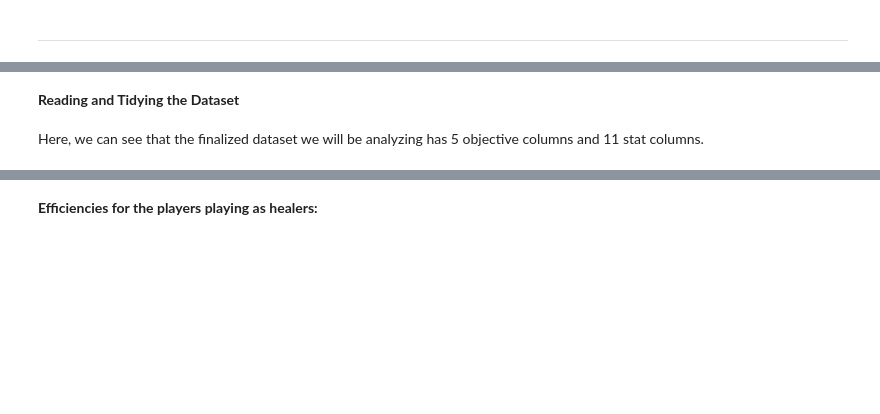
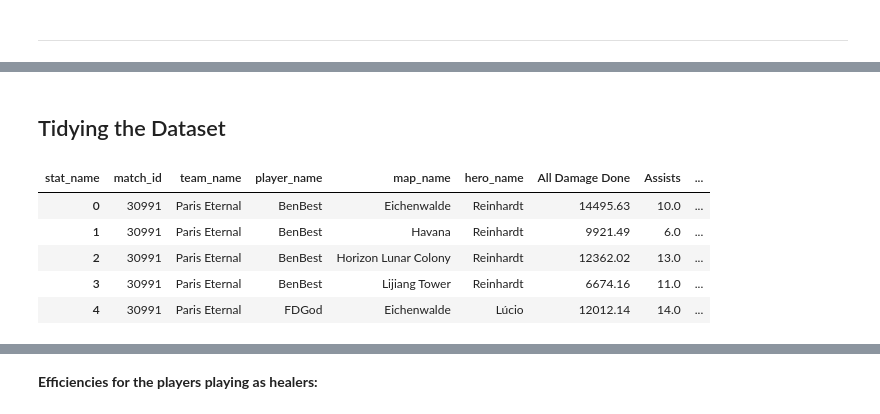
Before and after one commit to bfleming2/Overwatch-Analysis, a Jupyter notebook: Chinhnam.ipynb, the cells around one changed output, grey strips where cells are left out. Cells and saved outputs as stored; diff of their text form; code cells hidden in the pictures; blank space fills up the shorter version.

```diff
--- a/Chinhnam.ipynb
+++ b/Chinhnam.ipynb
@@ -56,29 +67,29 @@ Because Blizzard released the data for 2020 in two files, one for the first half
 # %% [markdown]
-<strong>
-    Reading and Tidying the Dataset
-</strong>
+<H2>
+    Tidying the Dataset
+</H2>
 # %%
-# Read in dataset and remove uneccesary columns and stats
-players1 = pd.read_csv("phs_2020/phs_2020_1.csv")
-players2 = pd.read_csv("phs_2020/phs_2020_2.csv")
-combine = [players1, players2]
-data = pd.concat(combine).drop(['start_time'], axis=1)
+# Drop irrelevant columns and rows
+data.drop(['start_time'], axis=1)
 data.drop(data.index[data['tournament_title'] != 'OWL 2020 Regular Season'], inplace=True)
 data.drop(['tournament_title'], axis = 1, inplace = True)
 data = data.reindex(columns = ['esports_match_id', 'map_type', 'map_name', 'player_name', 'team_name', 'hero_name', 'stat_name', 'stat_amount'])
 data = data[data["hero_name"] != "All Heroes"]
 stats = ['Hero Damage Done', 'Assists', 'Barrier Damage Done', 'Deaths', 'Eliminations', 'Objective Kills', 'Objective Time', 'Ultimates Earned - Fractional', 'Final Blows', 'Damage Blocked', 'Healing Done', 'All Damage Done']
 data = data.loc[data['stat_name'].isin(stats)]
 data['stat_amount'] = data['stat_amount'].round(decimals = 2)
 
 # Tidy dataset to elongate stat_name column into rows and insert respective stat_amount values
 data = data[['stat_name', 'stat_amount', 'player_name','esports_match_id','hero_name','map_name', 'team_name']].copy().reset_index()
-data = data[['stat_name', 'stat_amount', 'player_name','esports_match_id','hero_name','map_name', 'team_name']]
 data = data.pivot_table(values='stat_amount', index=[data['esports_match_id'],data['team_name'], data['player_name'], data['map_name'], data['hero_name']], columns='stat_name', aggfunc='sum')
 data = data.fillna(0).reset_index()
-data.rename(columns = {'Ultimates Earned - Fractional':'Ultimates Earned'}, inplace = True)
-data.rename(columns = {'esports_match_id':'match_id'}, inplace = True)
+data.rename(columns = {'Ultimates Earned - Fractional':'Ultimates Earned', 'esports_match_id':'match_id'}, inplace = True)
 data['map_name'].replace({'King\'s Row': 'Kings Row'}, inplace = True)
 data.head()
+# %% [output]
+| stat_name | match_id | team_name | player_name | map_name | hero_name | All Damage Done | Assists | ... |
+| 0 | 30991 | Paris Eternal | BenBest | Eichenwalde | Reinhardt | 14495.63 | 10.0 | ... |
+| 1 | 30991 | Paris Eternal | BenBest | Havana | Reinhardt | 9921.49 | 6.0 | ... |
+| 2 | 30991 | Paris Eternal | BenBest | Horizon Lunar Colony | Reinhardt | 12362.02 | 13.0 | ... |
+| 3 | 30991 | Paris Eternal | BenBest | Lijiang Tower | Reinhardt | 6674.16 | 11.0 | ... |
+| 4 | 30991 | Paris Eternal | FDGod | Eichenwalde | Lúcio | 12012.14 | 14.0 | ... |
-# %% [markdown]
-Here, we can see that the finalized dataset we will be analyzing has 5 objective columns and 11 stat columns.
```
Also changed, not shown: parts of 15 cells of this notebook, 3 other files.
